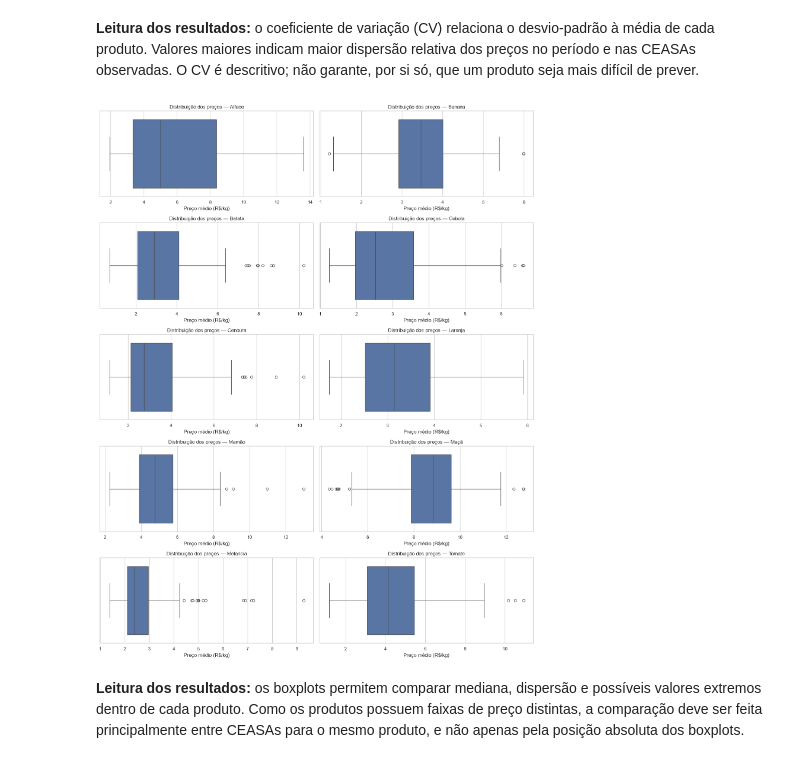
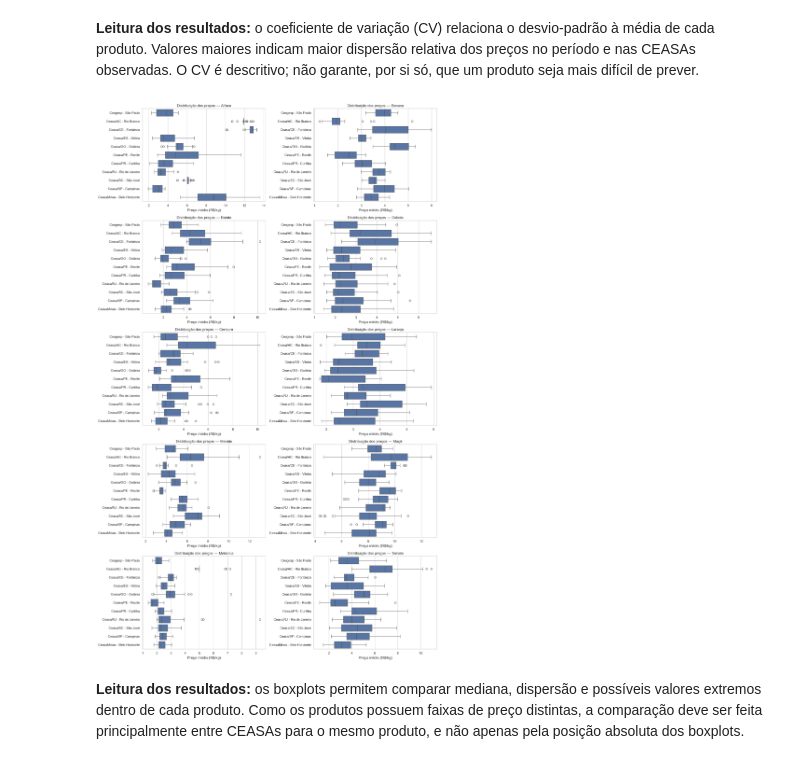
Before and after one commit to Biihz/global-solution-citizentech, a Jupyter notebook: notebooks/03_modelagem_precos_CONAB.ipynb, the cells around one changed output. Cells and saved outputs as stored; diff of their text form; code cells hidden in the pictures.

Commit message:
fix: notebook boxplots

```diff
--- a/notebooks/03_modelagem_precos_CONAB.ipynb
+++ b/notebooks/03_modelagem_precos_CONAB.ipynb
@@ -518,27 +518,34 @@ display(estatisticas_produto.round(3))
 # %%
 import matplotlib.pyplot as plt
 import seaborn as sns
 
 sns.set_theme(style="whitegrid")
 ordem_produtos = sorted(df_modelagem["produto"].unique())
+ordem_ceasas = sorted(df_modelagem["ceasa"].unique())
 
-fig, axes = plt.subplots(5, 2, figsize=(15, 19))
+fig, axes = plt.subplots(5, 2, figsize=(16, 26))
 axes = axes.flatten()
 
 for ax, produto in zip(axes, ordem_produtos):
     dados_produto = df_modelagem.loc[
         df_modelagem["produto"] == produto
     ].dropna(subset=["preco"])
 
-    sns.boxplot(data=dados_produto, x="preco", ax=ax)
+    sns.boxplot(
+        data=dados_produto,
+        x="preco",
+        y="ceasa",
+        order=ordem_ceasas,
+        ax=ax
+    )
     ax.set_title(f"Distribuição dos preços — {produto}")
     ax.set_xlabel("Preço médio (R$/kg)")
     ax.set_ylabel("")
 
 plt.tight_layout()
 plt.show()
 # %% [output]
-[figure, old version]
+[figure, new version]
 # %% [markdown]
 **Leitura dos resultados:** os boxplots permitem comparar mediana, dispersão e possíveis valores extremos dentro de cada produto. Como os produtos possuem faixas de preço distintas, a comparação deve ser feita principalmente entre CEASAs para o mesmo produto, e não apenas pela posição absoluta dos boxplots.
 # %%
```
Also changed, not shown: 1 other file.
